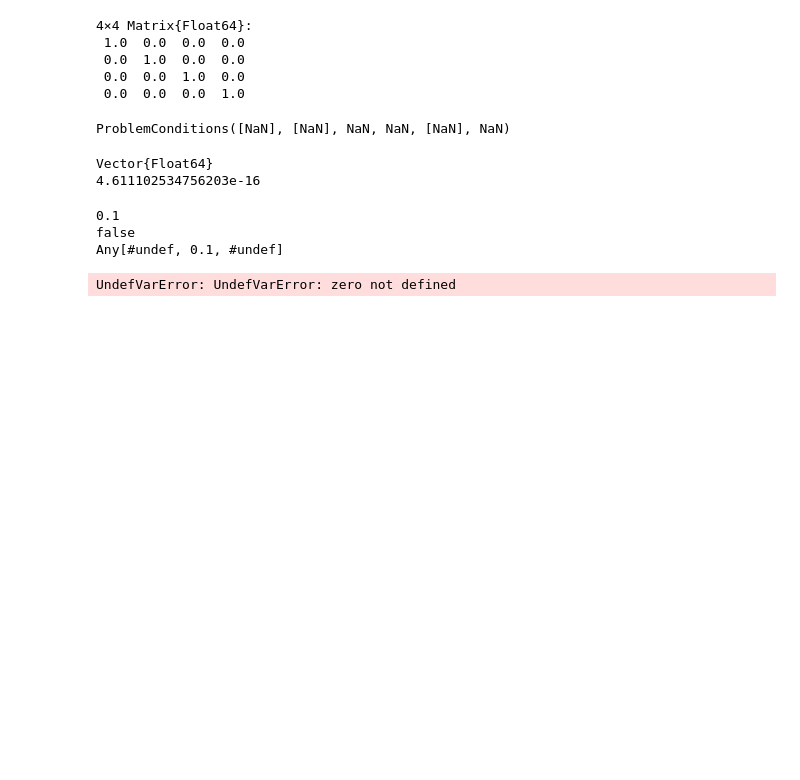
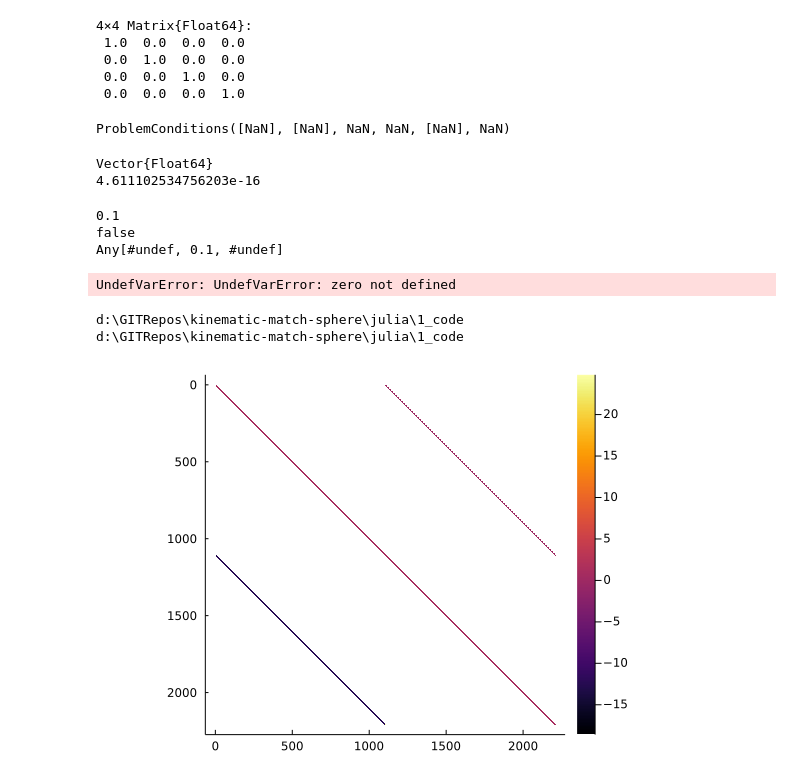
Before and after one commit to elvispy/kinematic-match-sphere, a Jupyter notebook: julia/1_code/testing_playground.ipynb, the cells around one changed output. Saved outputs shown, nothing was run; the diff lists cells and outputs as text; code cells hidden in the pictures; blank space fills up the shorter version.

```diff
--- a/julia/1_code/testing_playground.ipynb
+++ b/julia/1_code/testing_playground.ipynb
@@ -139,3 +139,12 @@ while a < 10
 end
 # %% [output]
 UndefVarError: UndefVarError: zero not defined
+# %%
+using Plots
+using FileIO; using JLD2
+@load "../matrix.jld2"
+spy(matrix)
+# %% [output]
+d:\GITRepos\kinematic-match-sphere\julia\1_code
+d:\GITRepos\kinematic-match-sphere\julia\1_code
+[figure, added]
```
Also changed, not shown: parts of 1 cell of this notebook, 16 other files.
